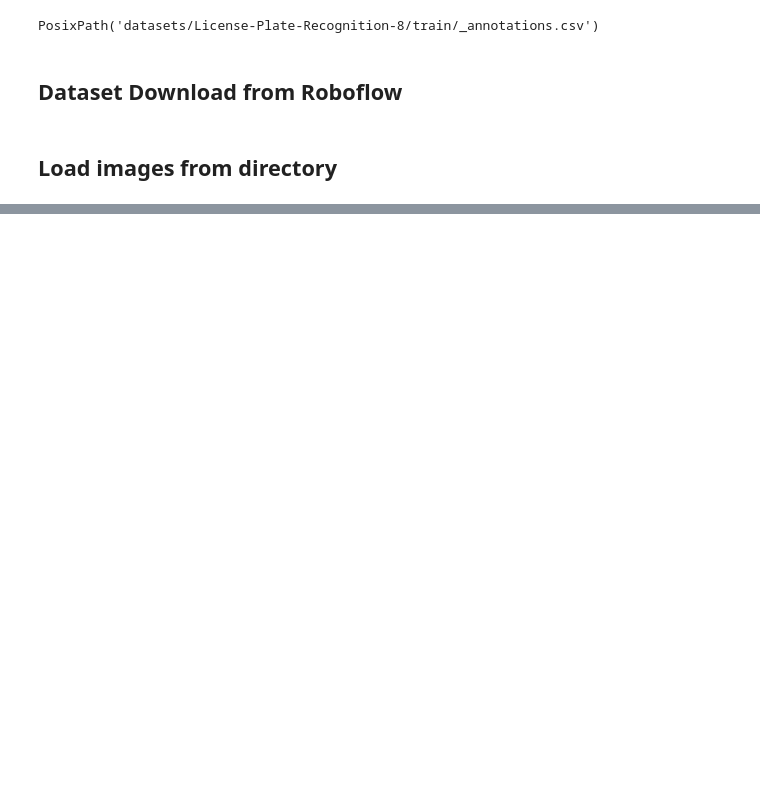
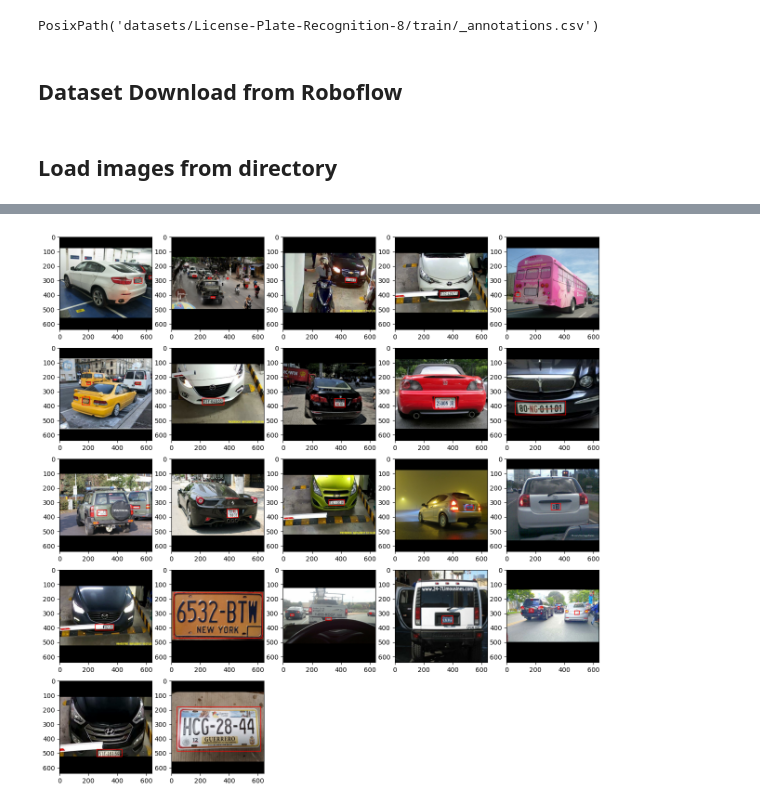
Before and after one commit to vivekpatel99/license-plate-detection, a Jupyter notebook: notebooks/01_exploratory_data_analyis_EDA.ipynb, the cells around one changed output, grey strips where cells are left out. Saved outputs shown, nothing was run; the diff lists cells and outputs as text; code cells hidden in the pictures; blank space fills up the shorter version.

Commit message:
images added on readme

```diff
--- a/notebooks/01_exploratory_data_analyis_EDA.ipynb
+++ b/notebooks/01_exploratory_data_analyis_EDA.ipynb
@@ -133,7 +130,8 @@ def plot_detections(image_np,
         scores,
         category_index,
         use_normalized_coordinates=True,
-        min_score_thresh=0.8)
+        min_score_thresh=0.8,
+        groundtruth_box_visualization_color='Red')
 
     if image_name:
         plt.imsave(image_name, image_np_with_annotations)
@@ -227,0 +187,23 @@ Error:
+# %%
+import random
+
+
+# define the figure size
+plt.figure(figsize=(15, 15))
+
+# use the `plot_detections()` utility function to draw the ground truth boxes
+random_samples = range(len(train_images))# random.sample(range(len(train_images)), 8)
+# print(f"Random samples: {random_samples}")
+
+for i, idx in enumerate(random_samples):
+    plt.subplot(len(train_images)//5 + 1, 5, i+1)
+    dummy = np.ones(shape=[train_bboxes[idx].shape[0]], dtype=np.int32)
+    # print(train_images[idx])
+    plot_detections(
+      image_np=train_images[idx].numpy().astype(np.uint8),
+      boxes=train_bboxes[idx],
+      classes=train_class_ids[idx],
+      scores=None,
+      category_index=category_index)
+# %% [output]
+[figure, added]
```
Also changed, not shown: parts of 15 cells of this notebook, 11 other files.
